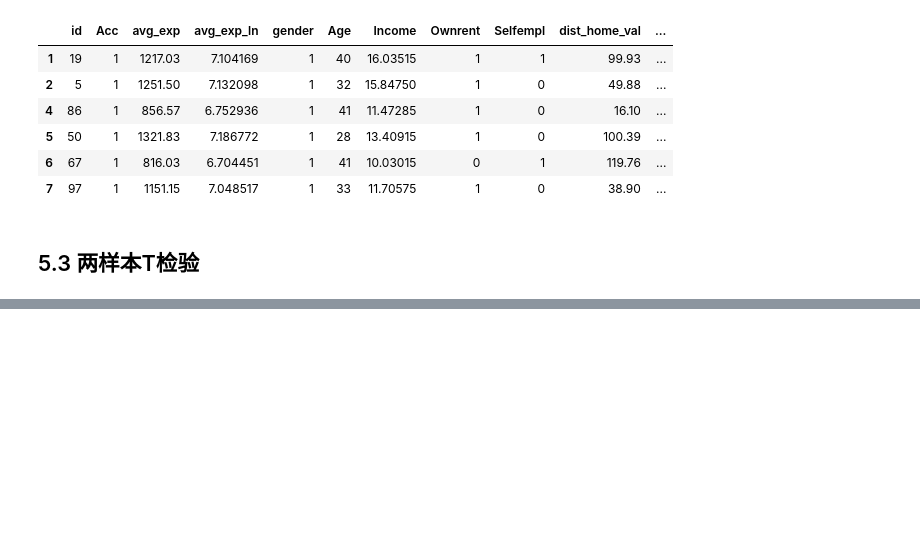
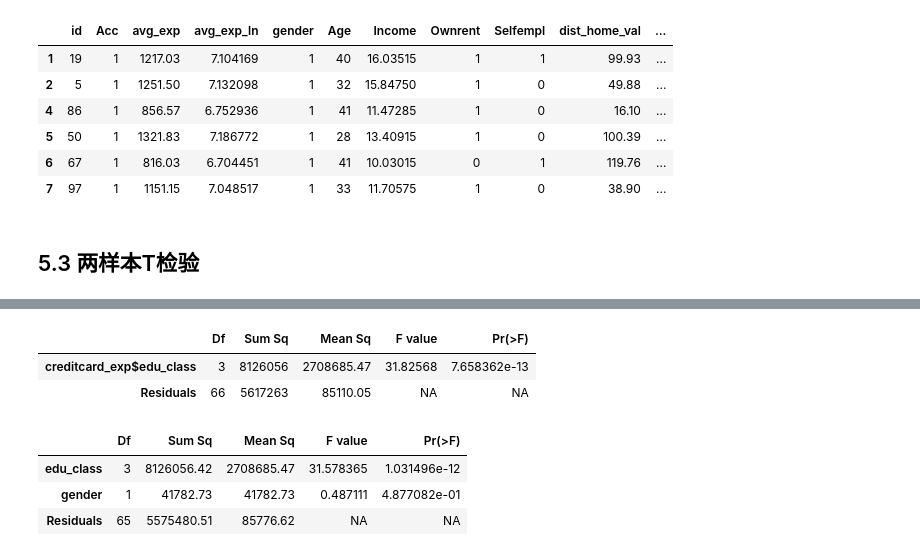
Before and after one commit to hhland/R-notebook, a Jupyter notebook: study163-dm/ch05-example.ipynb, the cells around one changed output, grey strips where cells are left out. Cells and saved outputs as stored; diff of their text form; code cells hidden in the pictures; blank space fills up the shorter version.

```diff
--- a/study163-dm/ch05-example.ipynb
+++ b/study163-dm/ch05-example.ipynb
@@ -129,0 +202,15 @@ head(creditcard_exp)
+# %%
+#oneway.test(avg_exp~edu_class,var.equal=F)
+anova(lm(creditcard_exp$avg_exp~creditcard_exp$edu_class))
+# %% [output]
+|  | Df | Sum Sq | Mean Sq | F value | Pr(>F) |
+| creditcard_exp$edu_class | 3 | 8126056 | 2708685.47 | 31.82568 | 7.658362e-13 |
+| Residuals | 66 | 5617263 | 85110.05 | NA | NA |
+# %%
+#多因素方差分析
+anova(lm(avg_exp~edu_class+gender))
+# %% [output]
+|  | Df | Sum Sq | Mean Sq | F value | Pr(>F) |
+| edu_class | 3 | 8126056.42 | 2708685.47 | 31.578365 | 1.031496e-12 |
+| gender | 1 | 41782.73 | 41782.73 | 0.487111 | 4.877082e-01 |
+| Residuals | 65 | 5575480.51 | 85776.62 | NA | NA |
```
Also changed, not shown: parts of 18 cells of this notebook, 1 other file.
